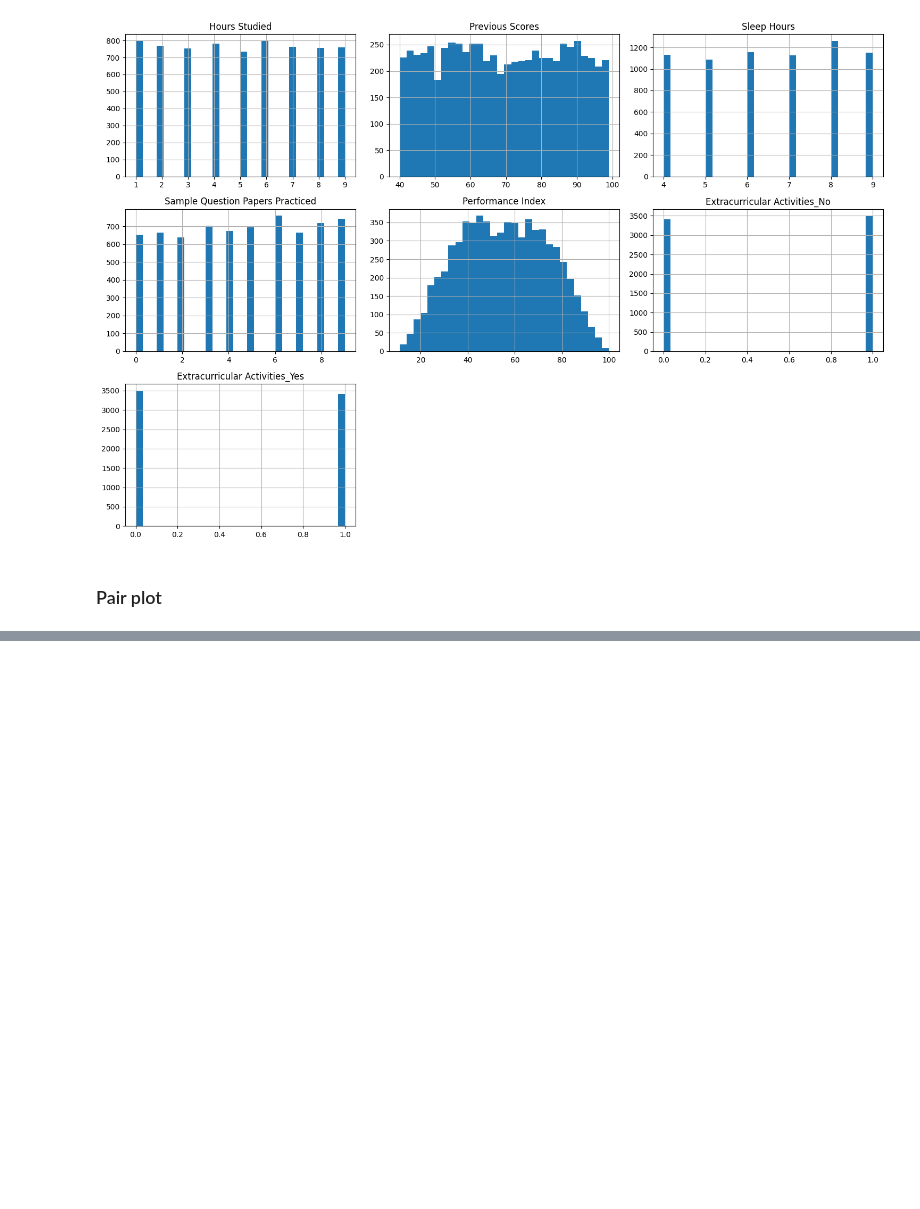
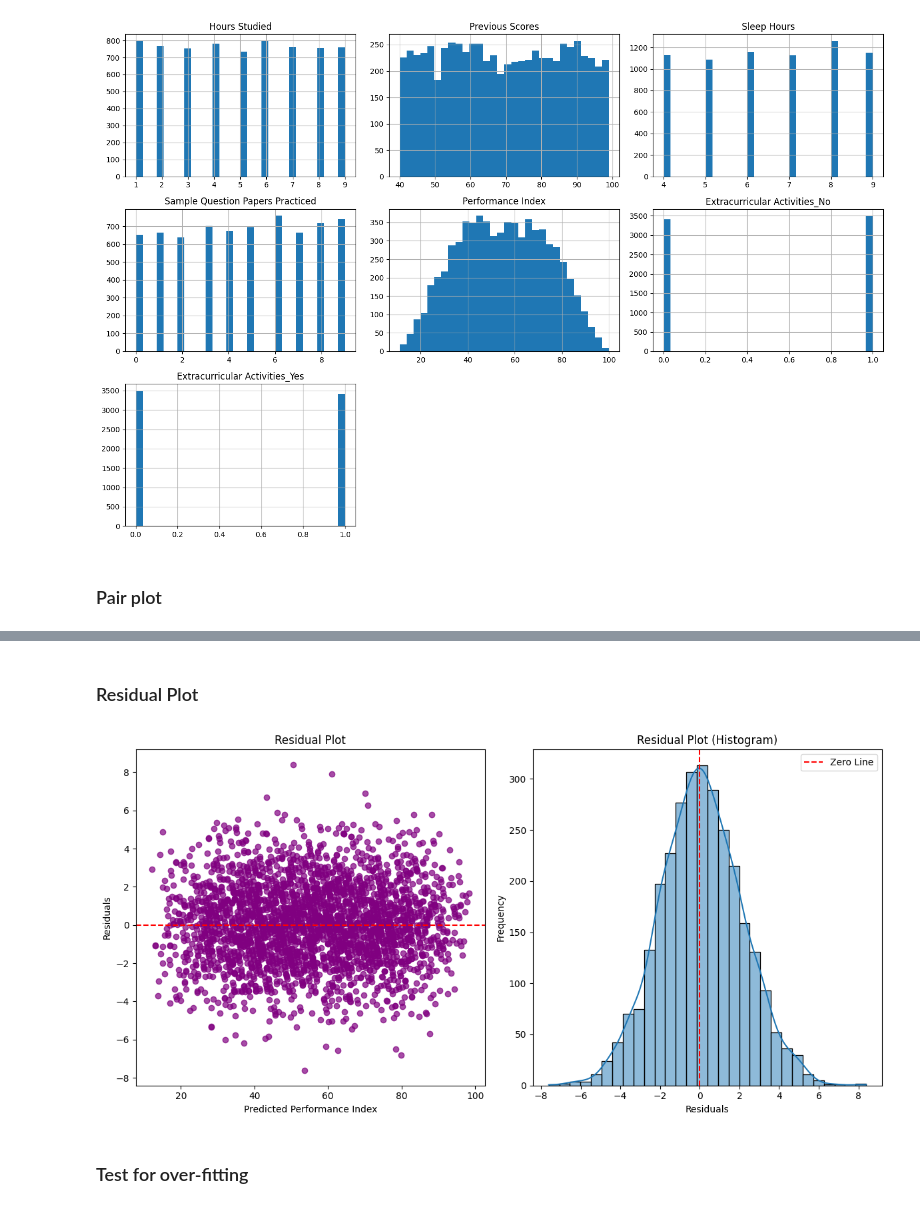
Before and after one commit to moodizone/machine_learning, a Jupyter notebook: notebooks/student-performance.ipynb, the cells around one changed output, grey strips where cells are left out. Drawn from its saved outputs; the diff is of its cells as text; code cells hidden in the pictures; blank space fills up the shorter version.

```diff
--- a/notebooks/student-performance.ipynb
+++ b/notebooks/student-performance.ipynb
@@ -44,17 +46,3 @@ print(train_data.shape, test_data.shape)
 (6911, 6) (2962, 6)
 # %% [markdown]
 ### Categorical columns
-# %%
-categorical_cols = train_data.select_dtypes(include=["object"]).columns.tolist()
-encoder = OneHotEncoder(sparse_output=False, handle_unknown="ignore")
-one_hot_encoded = encoder.fit_transform(train_data[categorical_cols])
-one_hot_encoded = pd.DataFrame(
-    one_hot_encoded,
-    columns=encoder.get_feature_names_out(categorical_cols),
-    index=train_data.index,
-)
-
-# drop original columns and concatenate the encoded DataFrame
-train_data.drop(categorical_cols, axis=1, inplace=True)
-train_data = pd.concat([train_data, one_hot_encoded], axis=1)
-train_data.head()
@@ -67,0 +49,4 @@ train_data.head()
+# %%
+train_data = one_hot_encode(train_data)
+test_data = one_hot_encode(test_data)
+train_data.head()
@@ -162,0 +257,30 @@ plt.show()
+# %% [markdown]
+### Residual Plot
+# %%
+residuals = y_test - y_pred
+
+plt.figure(figsize=(12, 6))
+
+# Scatter plot of residuals
+plt.subplot(1, 2, 1)
+plt.scatter(y_pred, residuals, alpha=0.7, color="purple")
+plt.axhline(0, color="red", linestyle="--")
+plt.title("Residual Plot")
+plt.xlabel("Predicted Performance Index")
+plt.ylabel("Residuals")
+
+# Histogram of residuals
+plt.subplot(1, 2, 2)
+sns.histplot(residuals, kde=True, bins=30, color="purple")
+plt.axvline(0, color="red", linestyle="--", label="Zero Line")
+plt.title("Residual Plot (Histogram)")
+plt.xlabel("Residuals")
+plt.ylabel("Frequency")
+plt.legend()
+
+plt.tight_layout()
+plt.show()
+# %% [output]
+[figure, added]
+# %% [markdown]
+### Test for over-fitting
```
Also changed, not shown: parts of 12 cells of this notebook, 1 other file.
